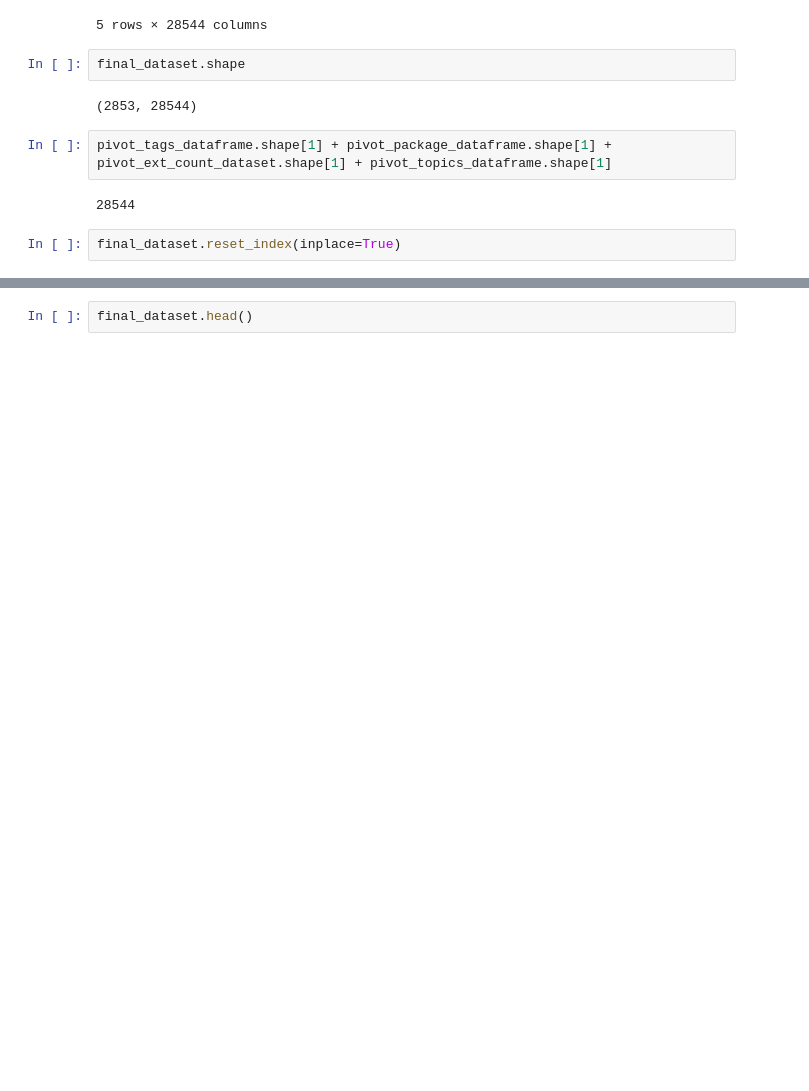
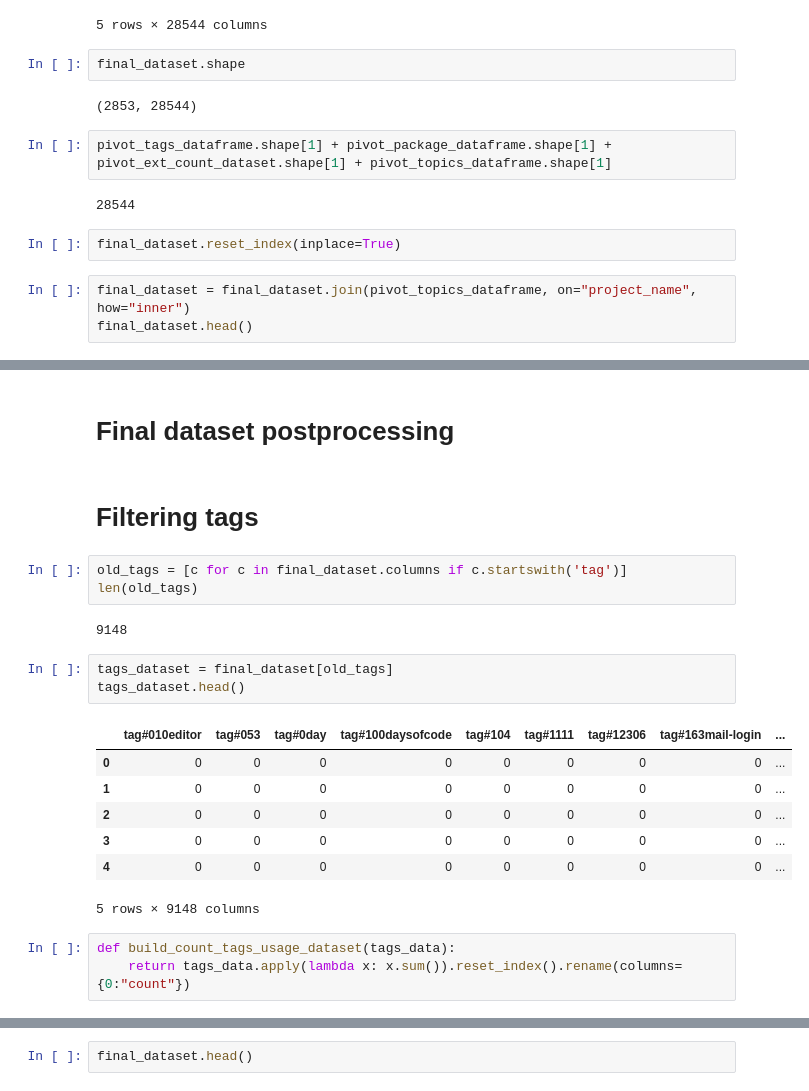
Before and after one commit to zuevmaxim/itmo-ibd, a Jupyter notebook: classification/prepare_count_dataset.ipynb, the cells around one changed output, grey strips where cells are left out. Saved outputs shown, nothing was run; the diff lists cells and outputs as text; blank space fills up the shorter version.

```diff
--- a/classification/prepare_count_dataset.ipynb
+++ b/classification/prepare_count_dataset.ipynb
@@ -428,3 +446,6 @@ pivot_tags_dataframe.shape[1] + pivot_package_dataframe.shape[1] + pivot_ext_cou
 28544
 # %%
 final_dataset.reset_index(inplace=True)
+# %%
+final_dataset = final_dataset.join(pivot_topics_dataframe, on="project_name", how="inner")
+final_dataset.head()
@@ -430,0 +460,23 @@ final_dataset.reset_index(inplace=True)
+# %% [markdown]
+# Final dataset postprocessing
+# %% [markdown]
+# Filtering tags
+# %%
+old_tags = [c for c in final_dataset.columns if c.startswith('tag')]
+len(old_tags)
+# %% [output]
+9148
+# %%
+tags_dataset = final_dataset[old_tags]
+tags_dataset.head()
+# %% [output]
+|  | tag#010editor | tag#053 | tag#0day | tag#100daysofcode | tag#104 | tag#1111 | tag#12306 | tag#163mail-login | ... |
+| 0 | 0 | 0 | 0 | 0 | 0 | 0 | 0 | 0 | ... |
+| 1 | 0 | 0 | 0 | 0 | 0 | 0 | 0 | 0 | ... |
+| 2 | 0 | 0 | 0 | 0 | 0 | 0 | 0 | 0 | ... |
+| 3 | 0 | 0 | 0 | 0 | 0 | 0 | 0 | 0 | ... |
+| 4 | 0 | 0 | 0 | 0 | 0 | 0 | 0 | 0 | ... |
+5 rows × 9148 columns
+# %%
+def build_count_tags_usage_dataset(tags_data):
+    return tags_data.apply(lambda x: x.sum()).reset_index().rename(columns={0:"count"})
```
Also changed, not shown: parts of 38 cells of this notebook.
